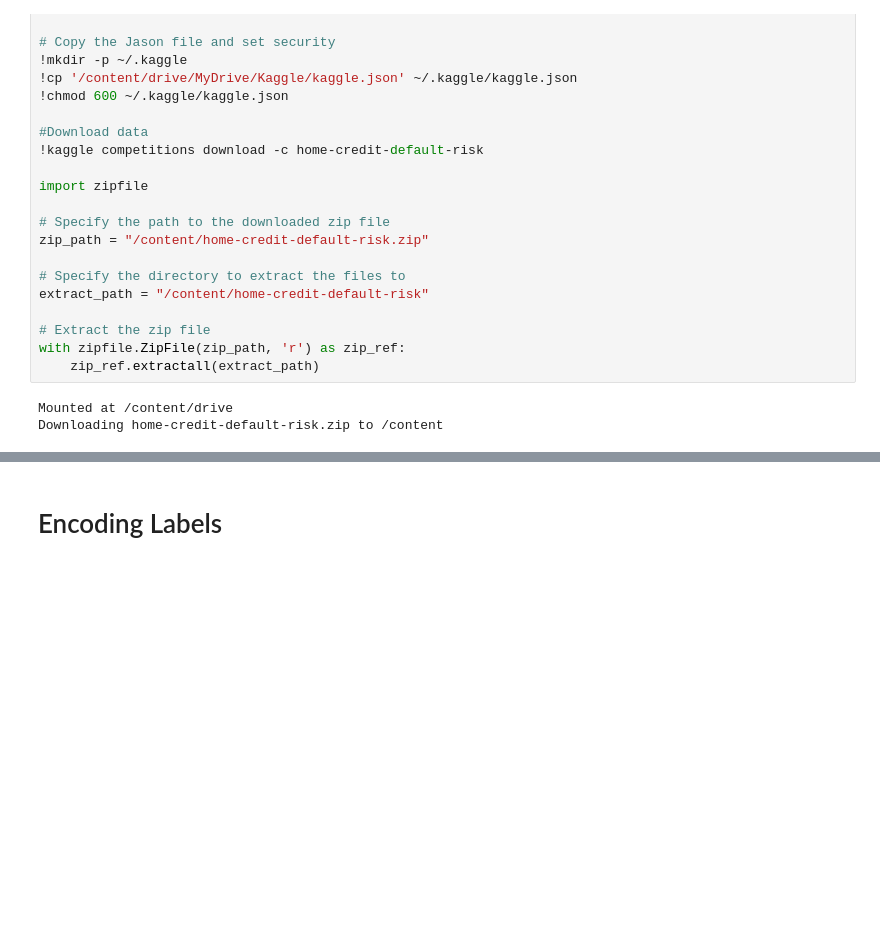
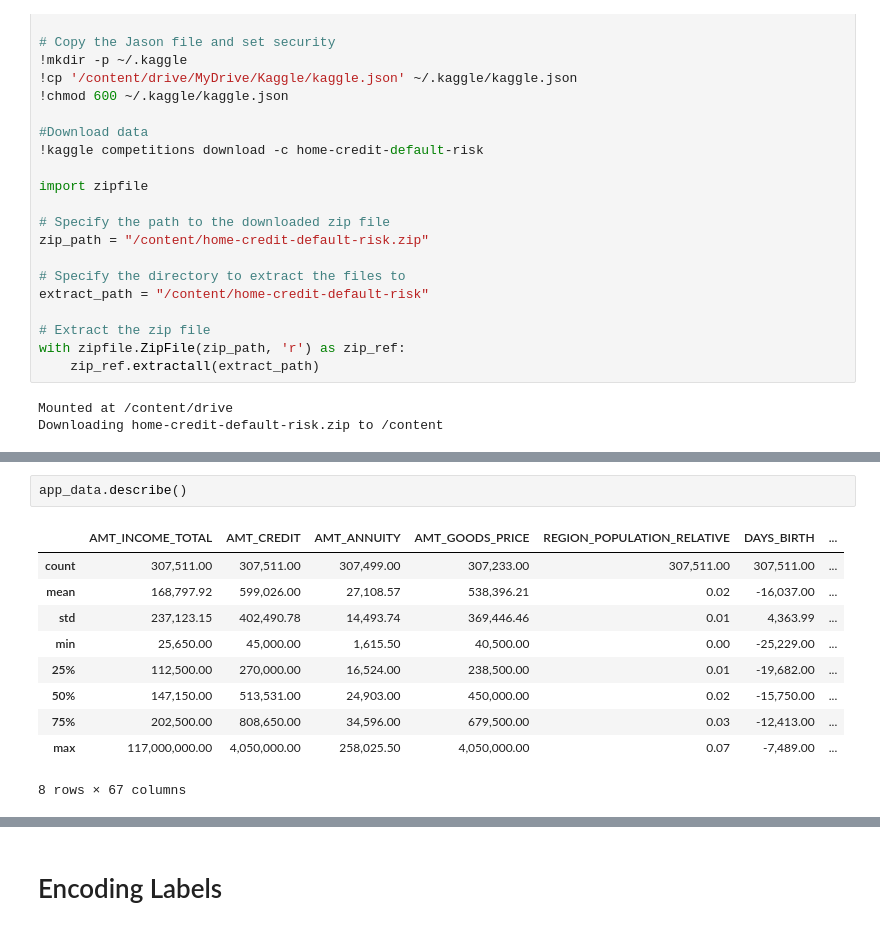
Before and after one commit to harirm85/Hari_ML_workshop, a Jupyter notebook: Home_Credit_App_CV.ipynb, the cells around one changed output, grey strips where cells are left out. Drawn from its saved outputs; the diff is of its cells as text; blank space fills up the shorter version.

```diff
--- a/Home_Credit_App_CV.ipynb
+++ b/Home_Credit_App_CV.ipynb
@@ -108 +118,14 @@ memory usage: 184.6 MB
+# %%
+app_data.describe()
+# %% [output]
+|  | AMT_INCOME_TOTAL | AMT_CREDIT | AMT_ANNUITY | AMT_GOODS_PRICE | REGION_POPULATION_RELATIVE | DAYS_BIRTH | ... |
+| count | 307,511.00 | 307,511.00 | 307,499.00 | 307,233.00 | 307,511.00 | 307,511.00 | ... |
+| mean | 168,797.92 | 599,026.00 | 27,108.57 | 538,396.21 | 0.02 | -16,037.00 | ... |
+| std | 237,123.15 | 402,490.78 | 14,493.74 | 369,446.46 | 0.01 | 4,363.99 | ... |
+| min | 25,650.00 | 45,000.00 | 1,615.50 | 40,500.00 | 0.00 | -25,229.00 | ... |
+| 25% | 112,500.00 | 270,000.00 | 16,524.00 | 238,500.00 | 0.01 | -19,682.00 | ... |
+| 50% | 147,150.00 | 513,531.00 | 24,903.00 | 450,000.00 | 0.02 | -15,750.00 | ... |
+| 75% | 202,500.00 | 808,650.00 | 34,596.00 | 679,500.00 | 0.03 | -12,413.00 | ... |
+| max | 117,000,000.00 | 4,050,000.00 | 258,025.50 | 4,050,000.00 | 0.07 | -7,489.00 | ... |
+8 rows × 67 columns
 # %%
```
Also changed, not shown: parts of 16 cells of this notebook.
